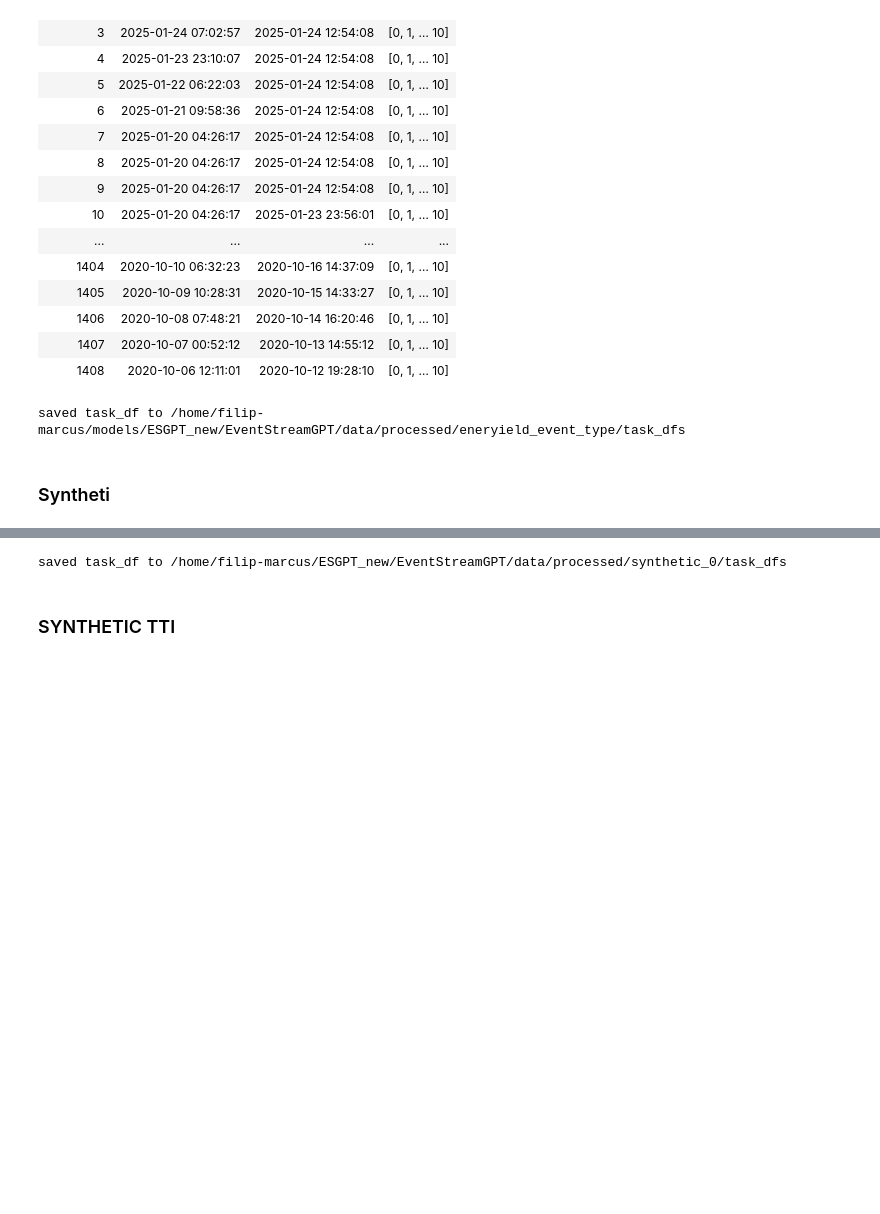
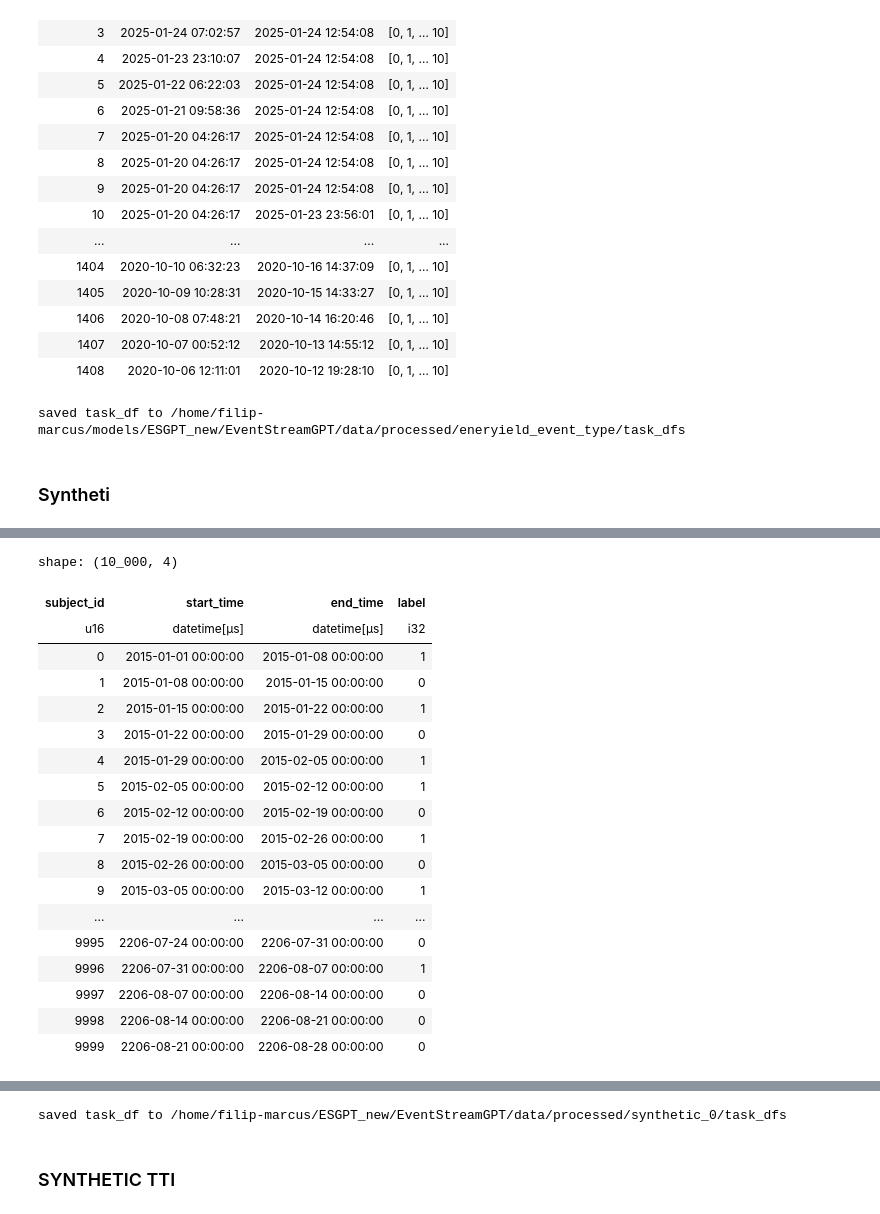
Before and after one commit to filipols/Master-thesis, a Jupyter notebook: notebooks/build_task_df.ipynb, the cells around one changed output, grey strips where cells are left out. Drawn from its saved outputs; the diff is of its cells as text; code cells hidden in the pictures; blank space fills up the shorter version.

```diff
--- a/notebooks/build_task_df.ipynb
+++ b/notebooks/build_task_df.ipynb
@@ -1072,3 +1080,28 @@ shape: (10_000, 4)
+# %%
+# INTERRUPTION NEXT WEEK BY SHIFTING LABELS
+
+task_shifted_df = task_df.with_columns(task_df["label"].shift(-1).alias("label")).fill_null(0)
+task_shifted_df
+# %% [output]
+shape: (10_000, 4)
+| subject_id | start_time | end_time | label |
+| u16 | datetime[μs] | datetime[μs] | i32 |
+| 0 | 2015-01-01 00:00:00 | 2015-01-08 00:00:00 | 1 |
+| 1 | 2015-01-08 00:00:00 | 2015-01-15 00:00:00 | 0 |
+| 2 | 2015-01-15 00:00:00 | 2015-01-22 00:00:00 | 1 |
+| 3 | 2015-01-22 00:00:00 | 2015-01-29 00:00:00 | 0 |
+| 4 | 2015-01-29 00:00:00 | 2015-02-05 00:00:00 | 1 |
+| 5 | 2015-02-05 00:00:00 | 2015-02-12 00:00:00 | 1 |
+| 6 | 2015-02-12 00:00:00 | 2015-02-19 00:00:00 | 0 |
+| 7 | 2015-02-19 00:00:00 | 2015-02-26 00:00:00 | 1 |
+| 8 | 2015-02-26 00:00:00 | 2015-03-05 00:00:00 | 0 |
+| 9 | 2015-03-05 00:00:00 | 2015-03-12 00:00:00 | 1 |
+| ... | ... | ... | ... |
+| 9995 | 2206-07-24 00:00:00 | 2206-07-31 00:00:00 | 0 |
+| 9996 | 2206-07-31 00:00:00 | 2206-08-07 00:00:00 | 1 |
+| 9997 | 2206-08-07 00:00:00 | 2206-08-14 00:00:00 | 0 |
+| 9998 | 2206-08-14 00:00:00 | 2206-08-21 00:00:00 | 0 |
+| 9999 | 2206-08-21 00:00:00 | 2206-08-28 00:00:00 | 0 |
 # %%
 # INTERRUPTION IN NEXT WEEK
 # timestamp_series = dataset_1.loc[interruption_indices, "timestamp"].tolist()
```
Also changed, not shown: parts of 11 cells of this notebook, 22 other files.
